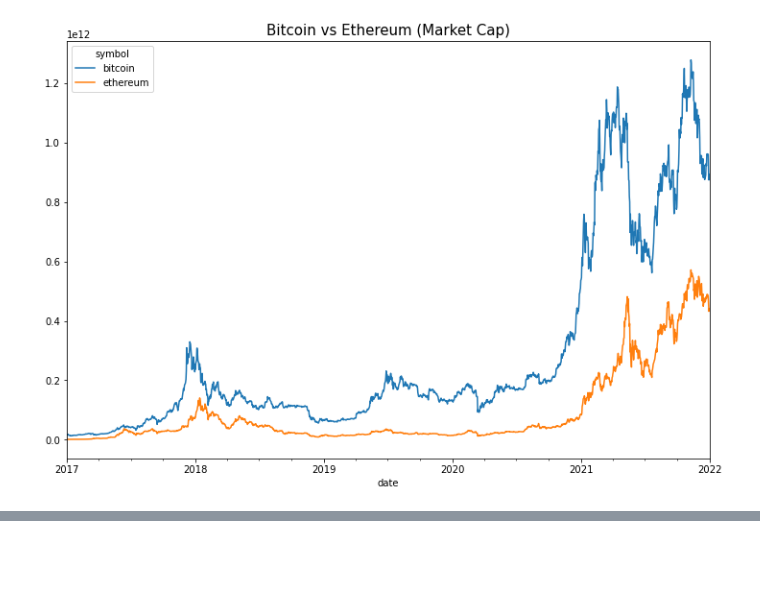
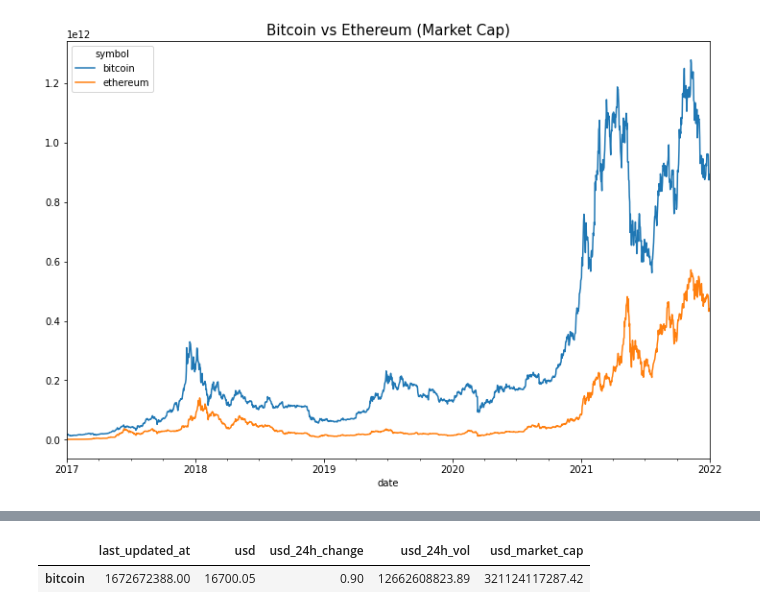
Before and after one commit to Jayce77/pythonDataCookbook, a Jupyter notebook: WorkingWithCoinGeckoData.ipynb, the cells around one changed output, grey strips where cells are left out. Cells and saved outputs as stored; diff of their text form; code cells hidden in the pictures; blank space fills up the shorter version.

```diff
--- a/WorkingWithCoinGeckoData.ipynb
+++ b/WorkingWithCoinGeckoData.ipynb
@@ -606,0 +672,6 @@ plt.show()
+# %%
+# Transpose
+pd.DataFrame(data).T
+# %% [output]
+|  | last_updated_at | usd | usd_24h_change | usd_24h_vol | usd_market_cap |
+| bitcoin | 1672672388.00 | 16700.05 | 0.90 | 12662608823.89 | 321124117287.42 |
```
Also changed, not shown: parts of 16 cells of this notebook.
